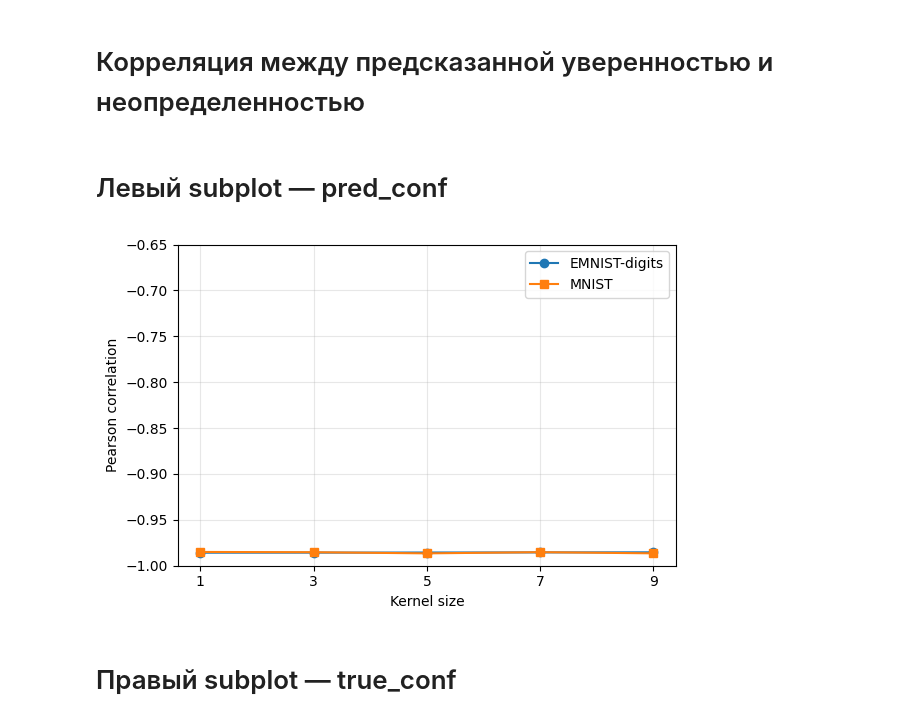
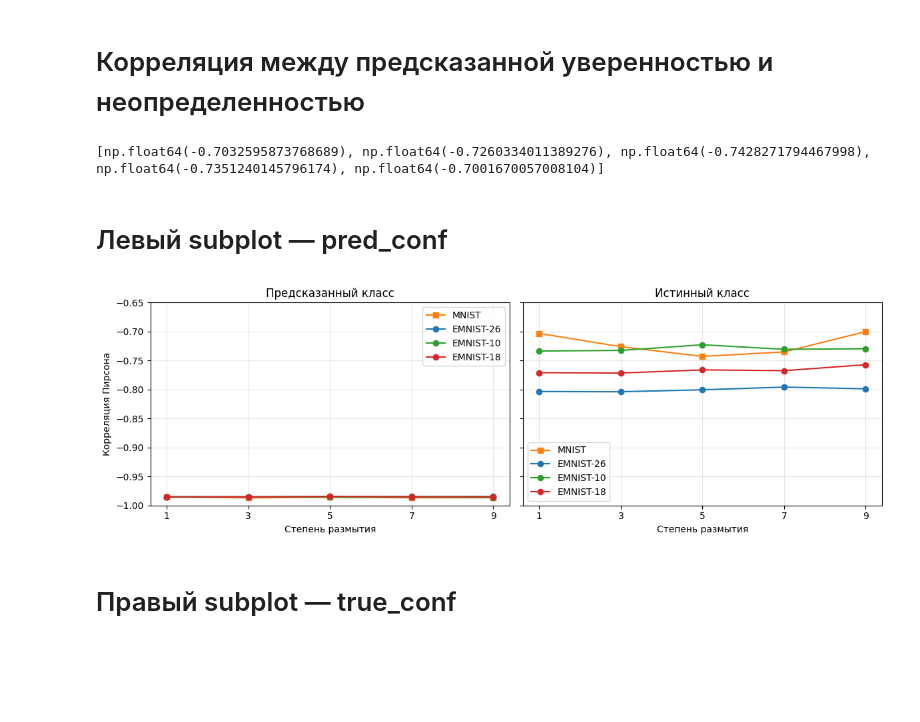
Before and after one commit to qosquo/bayes_nn, a Jupyter notebook: experiments/mnist_vs_emnist-letters_comparison.ipynb, the cells around one changed output. Saved outputs shown, nothing was run; the diff lists cells and outputs as text; code cells hidden in the pictures; blank space fills up the shorter version.

```diff
--- a/experiments/mnist_vs_emnist-letters_comparison.ipynb
+++ b/experiments/mnist_vs_emnist-letters_comparison.ipynb
@@ -359,4 +131,12 @@ mnist_epis_unc = [mnist_evals[ks][3].diagonal(dim1=1, dim2=2).sum(-1).mean().ite
 emnist_total_unc = [emnist_evals[ks][1].diagonal(dim1=1, dim2=2).sum(-1).mean().item() for ks in kernel_sizes]
 emnist_alea_unc = [emnist_evals[ks][2].diagonal(dim1=1, dim2=2).sum(-1).mean().item() for ks in kernel_sizes]
 emnist_epis_unc = [emnist_evals[ks][3].diagonal(dim1=1, dim2=2).sum(-1).mean().item() for ks in kernel_sizes]
+
+emnist10_total_unc = [emnist10_evals[ks][1].diagonal(dim1=1, dim2=2).sum(-1).mean().item() for ks in kernel_sizes]
+emnist10_alea_unc = [emnist10_evals[ks][2].diagonal(dim1=1, dim2=2).sum(-1).mean().item() for ks in kernel_sizes]
+emnist10_epis_unc = [emnist10_evals[ks][3].diagonal(dim1=1, dim2=2).sum(-1).mean().item() for ks in kernel_sizes]
+
+emnist18_total_unc = [emnist18_evals[ks][1].diagonal(dim1=1, dim2=2).sum(-1).mean().item() for ks in kernel_sizes]
+emnist18_alea_unc = [emnist18_evals[ks][2].diagonal(dim1=1, dim2=2).sum(-1).mean().item() for ks in kernel_sizes]
+emnist18_epis_unc = [emnist18_evals[ks][3].diagonal(dim1=1, dim2=2).sum(-1).mean().item() for ks in kernel_sizes]
 # %%
@@ -452,29 +224,47 @@ mnist_correlations_true = [calculate_correlations(mnist_evals[ks][0], mnist_eval
 emnist_correlations_pred = [calculate_correlations(emnist_evals[ks][0], emnist_evals[ks][1].diagonal(dim1=1, dim2=2).sum(-1), emnist_labels)[0] for ks in kernel_sizes]
 emnist_correlations_true = [calculate_correlations(emnist_evals[ks][0], emnist_evals[ks][1].diagonal(dim1=1, dim2=2).sum(-1), emnist_labels)[1] for ks in kernel_sizes]
 
+emnist10_correlations_pred = [calculate_correlations(emnist10_evals[ks][0], emnist10_evals[ks][1].diagonal(dim1=1, dim2=2).sum(-1), emnist10_labels)[0] for ks in kernel_sizes]
 emnist10_correlations_true = [calculate_correlations(emnist10_evals[ks][0], emnist10_evals[ks][1].diagonal(dim1=1, dim2=2).sum(-1), emnist10_labels)[1] for ks in kernel_sizes]
+
+emnist18_correlations_pred = [calculate_correlations(emnist18_evals[ks][0], emnist18_evals[ks][1].diagonal(dim1=1, dim2=2).sum(-1), emnist18_labels)[0] for ks in kernel_sizes]
 emnist18_correlations_true = [calculate_correlations(emnist18_evals[ks][0], emnist18_evals[ks][1].diagonal(dim1=1, dim2=2).sum(-1), emnist18_labels)[1] for ks in kernel_sizes]
+# %%
+print(mnist_correlations_true)
+# %% [output]
+[np.float64(-0.7032595873768689), np.float64(-0.7260334011389276), np.float64(-0.7428271794467998), np.float64(-0.7351240145796174), np.float64(-0.7001670057008104)]
 # %% [markdown]
 # Левый subplot — pred_conf
 # %%
-colors = {'E': 'C0', 'M': 'C1', 'E10': 'C2', 'E18': 'C3'}
-markers = {'E': 'o', 'M': 's'}
+colors = {'MNIST': 'C1', 'EMNIST-10': 'C2', 'EMNIST-18': 'C3', 'EMNIST-26': 'C0'}
+markers = {'MNIST': 's', 'EMNIST-10': 'o', 'EMNIST-18': 'o', 'EMNIST-26': 'o'}
 
-fig, ax = plt.subplots(figsize=(6, 4), sharey=True)
+fig, axes = plt.subplots(1, 2, figsize=(12, 4), sharey=True)
 
-ax.plot(kernel_sizes, emnist_correlations_pred, marker=markers['E'], color=colors['E'], label='EMNIST-digits')
-ax.plot(kernel_sizes, mnist_correlations_pred, marker=markers['M'], color=colors['M'], label='MNIST')
-# ax.set_title('Predicted class')
-ax.set_xticks(kernel_sizes)
-ax.set_xlabel("Kernel size")
-ax.set_ylabel("Pearson correlation")
-ax.grid(True, alpha=0.3)
-ax.set_ylim(bottom=-1,top=-0.65)
-ax.legend()
+axes[0].plot(kernel_sizes, mnist_correlations_pred, marker=markers['MNIST'], color=colors['MNIST'], label='MNIST')
+axes[0].plot(kernel_sizes, emnist_correlations_pred, marker=markers['EMNIST-26'], color=colors['EMNIST-26'], label='EMNIST-26')
+axes[0].plot(kernel_sizes, emnist10_correlations_pred, marker=markers['EMNIST-10'], color=colors['EMNIST-10'], label='EMNIST-10')
+axes[0].plot(kernel_sizes, emnist18_correlations_pred, marker=markers['EMNIST-18'], color=colors['EMNIST-18'], label='EMNIST-18')
+axes[0].set_title("Предсказанный класс")
+axes[0].set_ylabel("Корреляция Пирсона")
+
+axes[1].plot(kernel_sizes, mnist_correlations_true, marker=markers['MNIST'], color=colors['MNIST'], label='MNIST')
+axes[1].plot(kernel_sizes, emnist_correlations_true, marker=markers['EMNIST-26'], color=colors['EMNIST-26'], label='EMNIST-26')
+axes[1].plot(kernel_sizes, emnist10_correlations_true, marker=markers['EMNIST-10'], color=colors['EMNIST-10'], label='EMNIST-10')
+axes[1].plot(kernel_sizes, emnist18_correlations_true, marker=markers['EMNIST-18'], color=colors['EMNIST-18'], label='EMNIST-18')
+axes[1].set_title("Истинный класс")
+
+for i in range(2):
+    axes[i].set_xticks(kernel_sizes)
+    axes[i].set_xlabel("Степень размытия")
+    axes[i].grid(True, alpha=0.3)
+    axes[i].set_ylim(bottom=-1, top=-0.65)
+    axes[i].legend()
+
 plt.tight_layout()
 plt.show()
 # %% [output]
-[figure, old version]
+[figure, new version]
 # %% [markdown]
 
 # Правый subplot — true_conf
```
Also changed, not shown: parts of 26 cells of this notebook, 5 other files.
